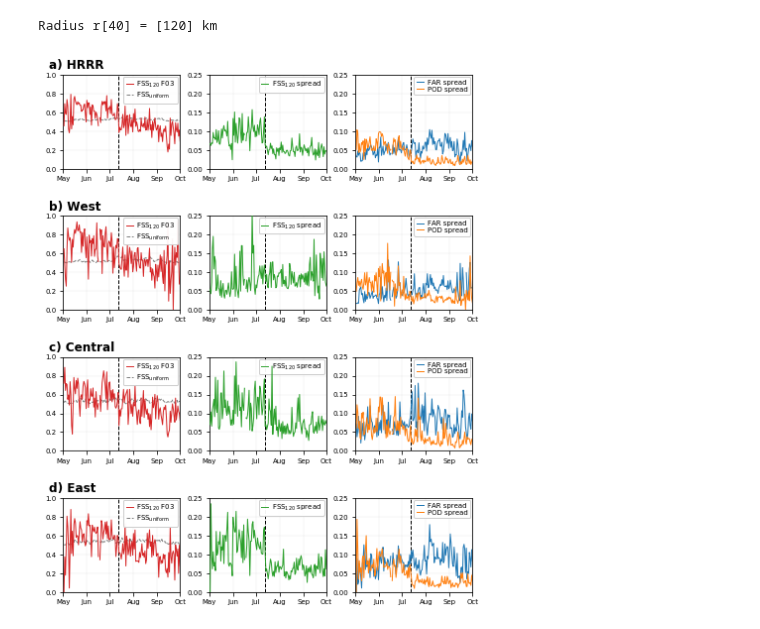
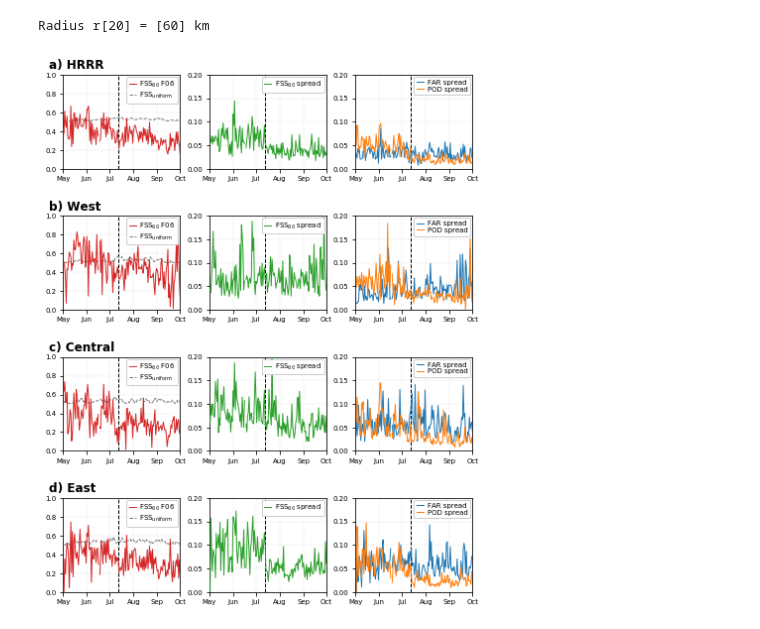
Before and after one commit to blaylockbk/pyBKB_v3, a Jupyter notebook: publications/GLM_HRRR/Fig-06_Score-Spread-Timeseries.ipynb, the cells around one changed output. Saved outputs shown, nothing was run; the diff lists cells and outputs as text; code cells hidden in the pictures.

```diff
--- a/publications/GLM_HRRR/Fig-06_Score-Spread-Timeseries.ipynb
+++ b/publications/GLM_HRRR/Fig-06_Score-Spread-Timeseries.ipynb
@@ -122,9 +122,10 @@ def plot_add_FSS_TS(ax, fxx, radii, legend=True):
         plt.plot(DATES, FSS_fxx_ts, color='tab:red', label=r'FSS$\mathregular{_{%s}}$ F%02d' % (r*3,fxx), zorder=3)
         plt.plot(DATES, FSS_uniform, color='grey', linestyle='--', label=r'FSS$\mathregular{_{uniform}}$', zorder=1)
 
-    if legend: plt.legend(labelspacing=.1)
+    if legend: plt.legend(labelspacing=.1).set_zorder(100)
 # %%
-def plot_add_FSS_spred(ax, radii=[40], legend=True):
+def plot_add_FSS_spred(ax, radii=[40], fxxs=range(1,19), legend=True):
+    """fxxs is the range of forecasts to comput the spread"""
     for r in radii:
         plt.sca(ax)
         FSS_all = get_FSS_by_hour(HOUR, MONTHS=MONTHS, radius=r)
@@ -133,7 +134,7 @@ def plot_add_FSS_spred(ax, radii=[40], legend=True):
         dates = []
         for m in MONTHS:
             dates = list(dates) + list(FSS_all[DOMAIN][m]['DATE'])
-            fss_ts = np.array([FSS_all[DOMAIN][m]['F%02d_FSS' % i] for i in range(1,19)])
+            fss_ts = np.array([FSS_all[DOMAIN][m]['F%02d_FSS' % i] for i in fxxs])
             spread = np.std(fss_ts, axis=0, ddof=1)
             FSS_spread_ts = list(FSS_spread_ts) + list(spread)
 
@@ -146,18 +147,18 @@ def plot_add_FSS_spred(ax, radii=[40], legend=True):
                 DATES = np.append(DATES, datetime.strptime(D, '%m/%d/%Y %H:%M'))
 
         ax.plot(DATES, FSS_spread_ts, zorder=10, color='tab:green', label=r'FSS$\mathregular{_{%s}}$ spread' % (r*3))
-    if legend: plt.legend()
+    if legend: plt.legend().set_zorder(100)
 # %%
-def plot_add_POD_FAR_spred(ax, legend=True):
+def plot_add_POD_FAR_spred(ax, fxxs=range(1,19), legend=True):
     POD_spread_ts = []
     FAR_spread_ts = []
     dates = []
     for m in MONTHS:
         dates = list(dates) + list(Table_all[DOMAIN][m]['DATE'])
-        A = np.array([Table_all[DOMAIN][m]['F%02d_A' % i] for i in range(1,19)])
-        B = np.array([Table_all[DOMAIN][m]['F%02d_B' % i] for i in range(1,19)])
-        C = np.array([Table_all[DOMAIN][m]['F%02d_C' % i] for i in range(1,19)])
-        D = np.array([Table_all[DOMAIN][m]['F%02d_D' % i] for i in range(1,19)])
+        A = np.array([Table_all[DOMAIN][m]['F%02d_A' % i] for i in fxxs])
+        B = np.array([Table_all[DOMAIN][m]['F%02d_B' % i] for i in fxxs])
+        C = np.array([Table_all[DOMAIN][m]['F%02d_C' % i] for i in fxxs])
+        D = np.array([Table_all[DOMAIN][m]['F%02d_D' % i] for i in fxxs])
 
         POD = hit_rate(A, B, C, D)
         FAR = false_alarm_ratio(A, B, C, D)
@@ -180,7 +181,7 @@ def plot_add_POD_FAR_spred(ax, legend=True):
     plt.plot(DATES, FAR_spread_ts, zorder=1, label='FAR spread')
     plt.plot(DATES, POD_spread_ts, zorder=1, label='POD spread')
 
-    if legend: plt.legend()
+    if legend: plt.legend().set_zorder(100)
 # %%
 fig, axes = plt.subplots(4,3)
 
@@ -188,40 +189,40 @@ domains = ['HRRR', 'West', 'Central', 'East']
 labels = ['a)', 'b)', 'c)', 'd)']
 HOUR = 22
 MONTHS = range(5,10)
-radii = [40]
+radii = [20]
 print('Radius r%s = %s km' % (radii, np.array(radii)*3))
 FSS_all = get_FSS_by_hour(HOUR, MONTHS=MONTHS, radius=radii)
 Table_all = get_contingency_table_by_hour(HOUR, MONTHS=MONTHS)
 
 for ax, DOMAIN, label in zip(axes, domains, labels):
     ax[0].set_title('%s %s' % (label,DOMAIN), loc='left',
                     fontweight='bold', fontsize=12,
                     position=(-.12,1))
 
-    plot_add_FSS_TS(ax[0], fxx=3, radii=radii)
-    plot_add_FSS_spred(ax[1], radii=radii)
-    plot_add_POD_FAR_spred(ax[2])
+    plot_add_FSS_TS(ax[0], fxx=6, radii=radii)
+    plot_add_FSS_spred(ax[1], radii=radii, fxxs=range(3,19))
+    plot_add_POD_FAR_spred(ax[2], fxxs=range(3,19))
 
 
     plot_add_HRRR_version_line(ax[0], text=False)
     plot_add_HRRR_version_line(ax[1], text=False)
     plot_add_HRRR_version_line(ax[2], text=False)
 
     for i, a in enumerate(ax):
         a.set_xlim([datetime(2018, 5, 1), datetime(2018, 10, 1)])
         if i == 0:
             a.set_ylim([0,1])
         else:
-            a.set_ylim([0,.25])
+            a.set_ylim([0,.2])
         formatter = DateFormatter('%b')
         a.xaxis.set_major_formatter(formatter)
         a.xaxis.set_major_locator(mdates.DayLocator([1]))
         a.grid(zorder=0)
 
 #fig.tight_layout()
 fig.subplots_adjust(wspace=.25, hspace=.5)
 
 plt.savefig('./figs/Fig-06_Score-Spread-Timesereis')
 # %% [output]
-Radius r[40] = [120] km
+Radius r[20] = [60] km
-[figure, old version]
+[figure, new version]
```
Also changed, not shown: 2 other files.
